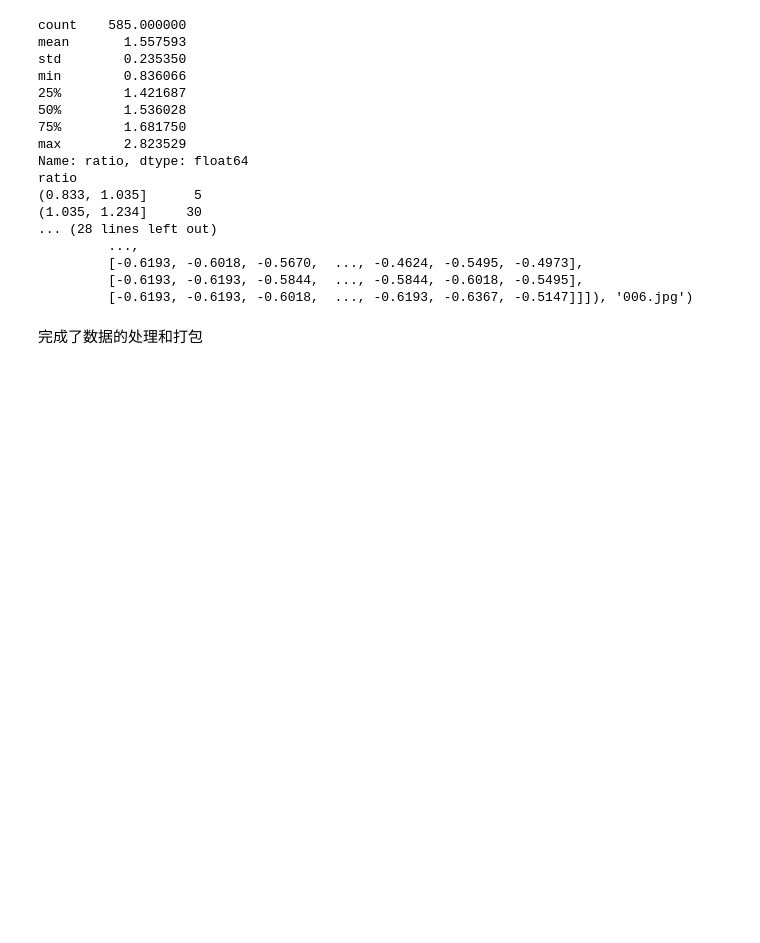
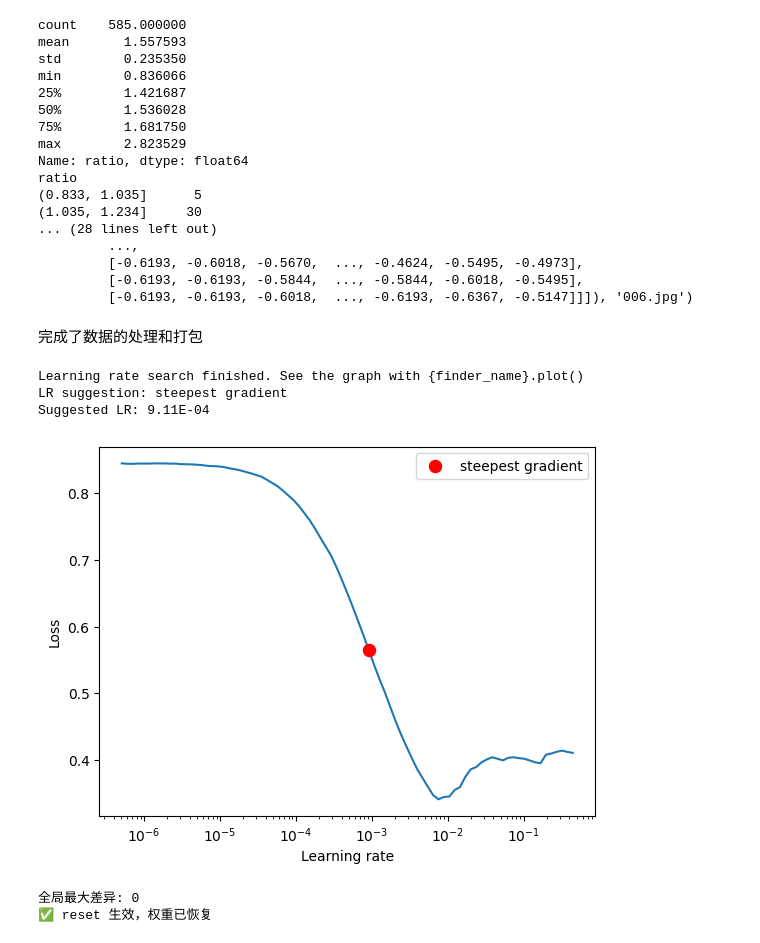
Before and after one commit to takinol/cv_pro, a Jupyter notebook: main.ipynb, the cells around one changed output. Saved outputs shown, nothing was run; the diff lists cells and outputs as text; code cells hidden in the pictures; blank space fills up the shorter version.

Commit message:
早停+lr finder

```diff
--- a/main.ipynb
+++ b/main.ipynb
@@ -214,12 +251,15 @@ print(train_images["ratio"].value_counts(bins=10).sort_index())
 #ratio集中在其中的几个区域，说明数据集中，容易缩放
 #随机裁剪+统一比例
 train_tf=torchvision.transforms.Compose([
-    #随机裁剪 + 缩放比例
-    # torchvision.transforms.RandomResizedCrop(224,scale=(0.7,1.0)),
+    #随机裁剪 + 缩放比例 + 不过这里其实也是一个超参数 : 0.7
+    # torchvision.transforms.RandomResizedCrop(224,scale=(0.8,1.0)),
     #等比例缩放后中心裁剪
-    # torchvision.transforms.Resize(256),
-    # torchvision.transforms.CenterCrop(224),
-    torchvision.transforms.Resize((224,224)),
+    torchvision.transforms.Resize(256),
+    torchvision.transforms.CenterCrop(224),
+    #直接拉伸
+    # torchvision.transforms.Resize((224,224)),
+    #缩放 + 填充
+    # ResizeWithPad(224,0),
     torchvision.transforms.ToTensor(),
     #归一化
     torchvision.transforms.Normalize([0.485, 0.456, 0.406],
@@ -426,3 +489,45 @@ def train(train_df,train_dir,train_tf,valid_df,valid_dir,valid_tf,
+# %%
+#学习率测试器
+before_state = copy.deepcopy(model.state_dict())
+
+train_dataloader=DataLoader(train_dataset,batch_size=config.batch_size,shuffle=True,num_workers=4,drop_last=False,pin_memory=True)
+
+optimizer=torch.optim.Adam(
+        model.parameters(),
+        lr=1e-7,
+        weight_decay=config.weight_decay
+    )
+
+lr_finder=LRFinder(model,optimizer,loss_fn,device="cuda")
+#取100个batch来跑
+lr_finder.range_test(train_dataloader,end_lr=1,num_iter=100)
+lr_finder.plot()
+lr_finder.reset()
+
+
+# LR Finder 之后
+after_state = model.state_dict()
+
+# 比较每一层权重的最大差异
+max_diff = 0
+for k in before_state:
+    diff = (before_state[k] - after_state[k]).abs().max().item()
+    max_diff = max(max_diff, diff)
+    if diff > 1e-6:
+        print(f"{k}: max diff = {diff}")
+
+print(f"\n全局最大差异: {max_diff}")
+if max_diff < 1e-6:
+    print("✅ reset 生效，权重已恢复")
+else:
+    print("❌ reset 没生效，权重被改变了")
+# %% [output]
+Learning rate search finished. See the graph with {finder_name}.plot()
+LR suggestion: steepest gradient
+Suggested LR: 9.11E-04
+[figure, added]
+全局最大差异: 0
+✅ reset 生效，权重已恢复
 # %%
 #k折实验
 # from sklearn.model_selection import StratifiedKFold
```
Also changed, not shown: parts of 6 cells of this notebook, 13 other files.
